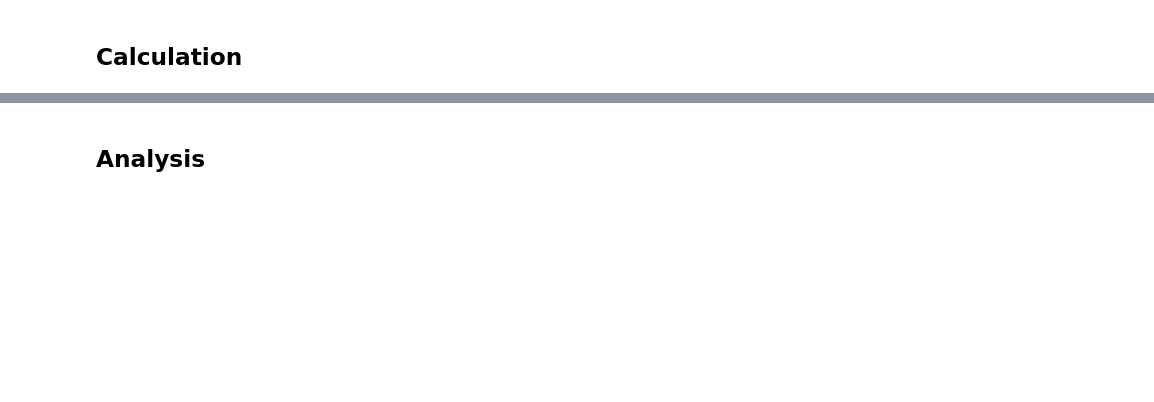
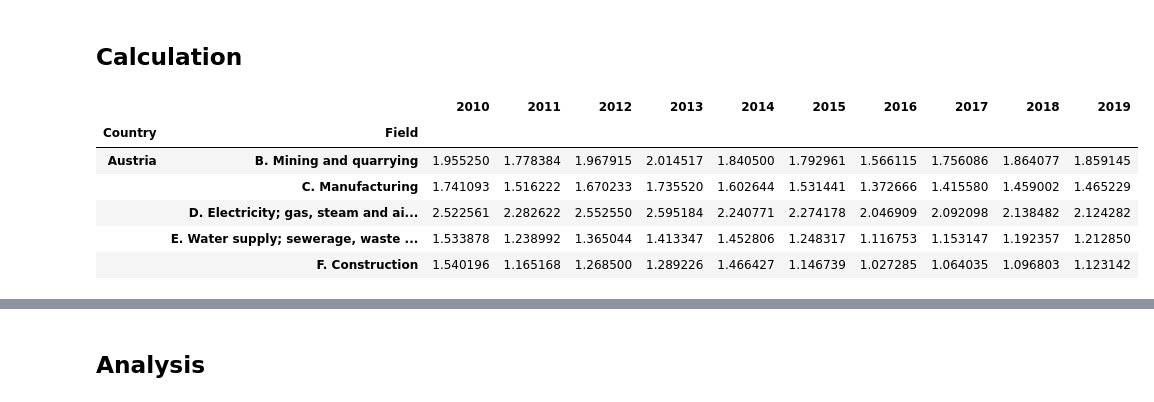
Before and after one commit to Vergenter/familyWealth, a Jupyter notebook: real_wealth_trend_calculation.ipynb, the cells around one changed output, grey strips where cells are left out. Saved outputs shown, nothing was run; the diff lists cells and outputs as text; code cells hidden in the pictures; blank space fills up the shorter version.

```diff
--- a/real_wealth_trend_calculation.ipynb
+++ b/real_wealth_trend_calculation.ipynb
@@ -3,10 +3,18 @@
 # %%
 import pandas as pd
 import numpy as np
 
 file_path = 'dataset//wealth_factor.csv'
-df = pd.read_csv(file_path,index_col=["Country","Field"]).drop("Unnamed: 0",axis=1)
+df = pd.read_csv(file_path,index_col=["Country","Field"])
 df.head()
+# %% [output]
+|  |  | 2010 | 2011 | 2012 | 2013 | 2014 | 2015 | 2016 | 2017 | 2018 | 2019 |
+| Country | Field |  |  |  |  |  |  |  |  |  |  |
+| Austria | B. Mining and quarrying | 1.955250 | 1.778384 | 1.967915 | 2.014517 | 1.840500 | 1.792961 | 1.566115 | 1.756086 | 1.864077 | 1.859145 |
+|  | C. Manufacturing | 1.741093 | 1.516222 | 1.670233 | 1.735520 | 1.602644 | 1.531441 | 1.372666 | 1.415580 | 1.459002 | 1.465229 |
+|  | D. Electricity; gas, steam and ai... | 2.522561 | 2.282622 | 2.552550 | 2.595184 | 2.240771 | 2.274178 | 2.046909 | 2.092098 | 2.138482 | 2.124282 |
+|  | E. Water supply; sewerage, waste ... | 1.533878 | 1.238992 | 1.365044 | 1.413347 | 1.452806 | 1.248317 | 1.116753 | 1.153147 | 1.192357 | 1.212850 |
+|  | F. Construction | 1.540196 | 1.165168 | 1.268500 | 1.289226 | 1.466427 | 1.146739 | 1.027285 | 1.064035 | 1.096803 | 1.123142 |
 # %%
 from sklearn.linear_model import LinearRegression
 from sklearn.preprocessing import PolynomialFeatures
```
Also changed, not shown: parts of 2 cells of this notebook, 2 other files.
